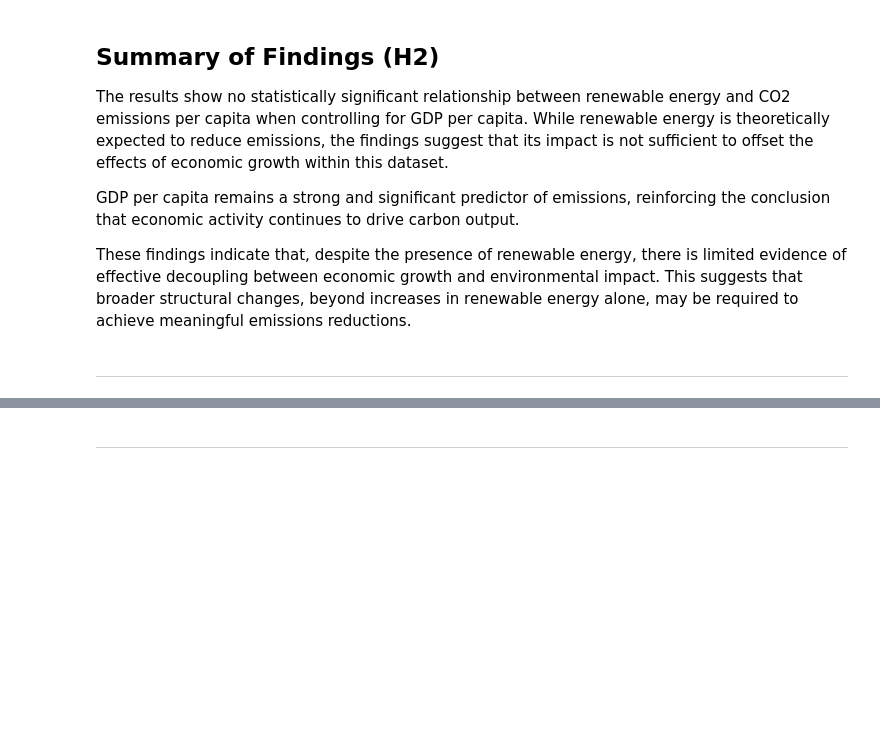
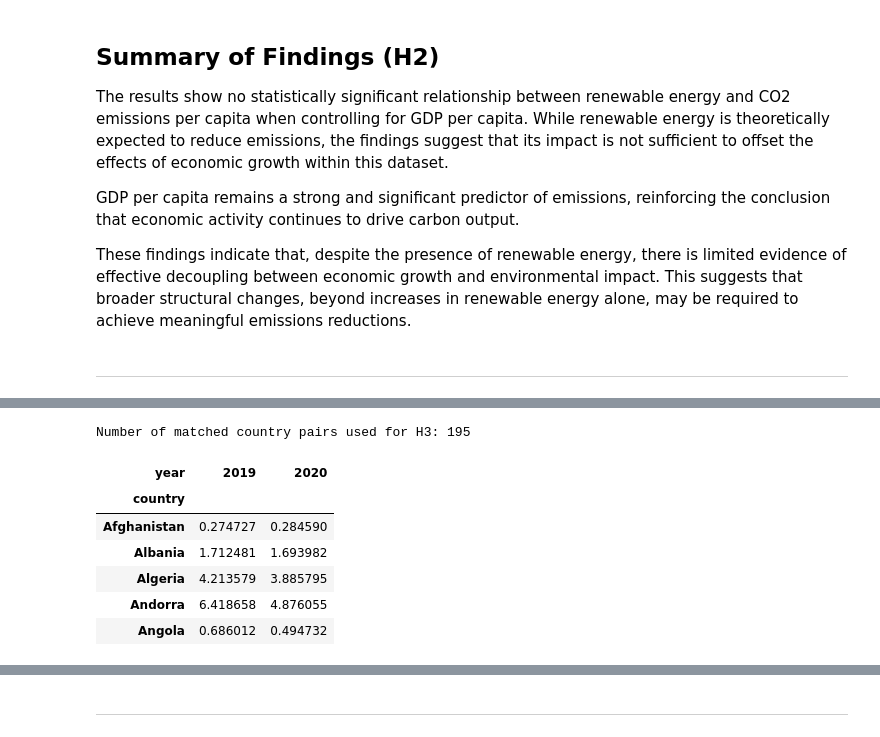
Before and after one commit to HaveTimeDrinkTea/world_carbon_money_heat_analysis, a Jupyter notebook: jupyter_notebooks/hypothesis_testing.ipynb, the cells around one changed output, grey strips where cells are left out. Saved outputs shown, nothing was run; the diff lists cells and outputs as text; code cells hidden in the pictures; blank space fills up the shorter version.

```diff
--- a/jupyter_notebooks/hypothesis_testing.ipynb
+++ b/jupyter_notebooks/hypothesis_testing.ipynb
@@ -571,17 +532,68 @@ This visual will support interpretation of the paired t-test results.
 # %%
-# Placeholder code for Hypothesis 3 visualisation.
-# This bar chart will compare average CO2 emissions per capita in 2019 and 2020.
+# H3: Paired t-test for CO2 emissions in 2019 vs 2020
 
-# covid_avg = (
-#     df_merged[df_merged["year"].isin([2019, 2020])]
-#     .groupby("year", as_index=False)["co2_pc"]
-#     .mean()
-# )
 
-# fig = px.bar(
-#     covid_avg,
-#     x="year",
-#     y="co2_pc",
-#     title="Average CO2 Emissions per Capita: 2019 vs 2020"
-# )
-# fig.show()
+# Purpose: To test whether CO2 emissions per capita decreased between 2019 and 2020 for the same countries.
+# This helps assess whether there was a significant short-term drop in emissions during the period associated with major global disruption.
+
+
+# Method: A paired t-test is used because the analysis compares the same countries across two different years.
+# This requires reshaping the data so that each country has one value for 2019 and one value for 2020.
+
+
+# Step 1: Keep only the variables needed for this hypothesis.
+
+h3_df = analysis_df[["country", "year", "co2_per_capita"]].copy()
+
+
+# Step 2: Filter the data to include only 2019 and 2020.
+
+h3_df = h3_df[h3_df["year"].isin([2019, 2020])]
+
+
+# Step 3: Reshape the data so each country has one row with separate columns for 2019 and 2020 emissions.
+
+h3_pivot = h3_df.pivot_table(
+    index="country",
+    columns="year",
+    values="co2_per_capita",
+    aggfunc="mean"
+)
+
+
+# Step 4: Remove countries that do not have values for both years.
+
+h3_pivot = h3_pivot.dropna(subset=[2019, 2020])
+
+print(f"Number of matched country pairs used for H3: {len(h3_pivot)}")
+display(h3_pivot.head())
+
+
+# Step 5: Run the paired t-test.
+
+t_stat, p_value = ttest_rel(h3_pivot[2019], h3_pivot[2020])
+
+
+# Step 6: Calculate mean emissions for each year.
+
+mean_2019 = h3_pivot[2019].mean()
+mean_2020 = h3_pivot[2020].mean()
+mean_difference = mean_2020 - mean_2019
+
+
+# Step 7: Print the results clearly.
+
+print(f"Mean CO2 emissions per capita in 2019: {mean_2019:.4f}")
+print(f"Mean CO2 emissions per capita in 2020: {mean_2020:.4f}")
+print(f"Mean difference (2020 - 2019): {mean_difference:.4f}")
+print(f"Paired t-test statistic: {t_stat:.4f}")
+print(f"P-value: {p_value:.4f}")
+# %% [output]
+Number of matched country pairs used for H3: 195
+| year | 2019 | 2020 |
+| country |  |  |
+| Afghanistan | 0.274727 | 0.284590 |
+| Albania | 1.712481 | 1.693982 |
+| Algeria | 4.213579 | 3.885795 |
+| Andorra | 6.418658 | 4.876055 |
+| Angola | 0.686012 | 0.494732 |
```
Also changed, not shown: parts of 20 cells of this notebook.
